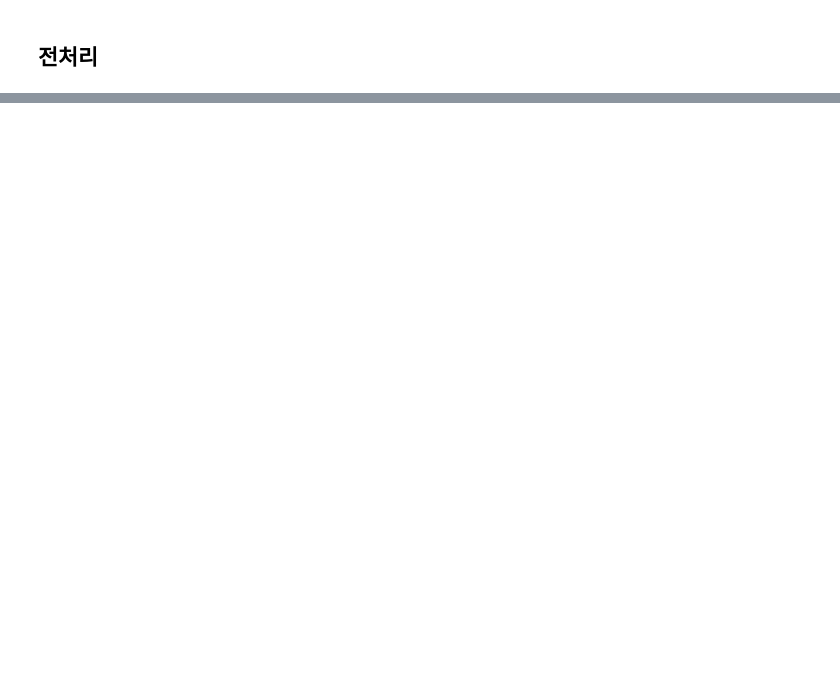
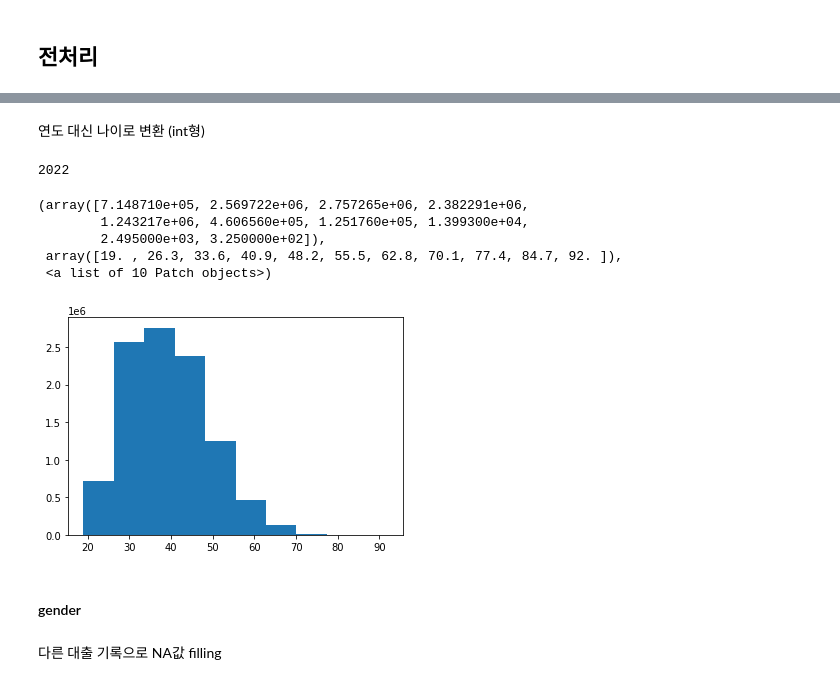
Before and after one commit to YoonJiHwan98/BigContest_Project, a Jupyter notebook: bigcon_baseline.ipynb, the cells around one changed output, grey strips where cells are left out. Saved outputs shown, nothing was run; the diff lists cells and outputs as text; code cells hidden in the pictures; blank space fills up the shorter version.

```diff
--- a/bigcon_baseline.ipynb
+++ b/bigcon_baseline.ipynb
@@ -547,0 +702,3 @@ plt.show()
+# %%
+merge_train = fill_from_others(merge_train, 'birth_year', 'user_id')
+merge_target = fill_from_others(merge_target, 'birth_year', 'user_id')
@@ -547,0 +707,3 @@ plt.show()
+# %%
+merge_train['birth_year'] = merge_train['birth_year'].fillna(merge_train['birth_year'].median())
+merge_target['birth_year'] = merge_target['birth_year'].fillna(merge_target['birth_year'].median())
@@ -547,0 +730,21 @@ plt.show()
+# %% [markdown]
+연도 대신 나이로 변환 (int형)
+# %%
+from datetime import datetime
+
+now = datetime.now()
+print(now.year)
+# %% [output]
+2022
+# %%
+merge_train['age'] = now.year - merge_train['birth_year']
+merge_train.drop('birth_year', axis=1, inplace=True)
+# %%
+plt.hist(merge_train['age'])
+# %% [output]
+(array([7.148710e+05, 2.569722e+06, 2.757265e+06, 2.382291e+06,
+        1.243217e+06, 4.606560e+05, 1.251760e+05, 1.399300e+04,
+        2.495000e+03, 3.250000e+02]),
+ array([19. , 26.3, 33.6, 40.9, 48.2, 55.5, 62.8, 70.1, 77.4, 84.7, 92. ]),
+ <a list of 10 Patch objects>)
+[figure, added]
@@ -547,0 +754,4 @@ plt.show()
+# %% [markdown]
+#### gender
+# %% [markdown]
+다른 대출 기록으로 NA값 filling
```
Also changed, not shown: parts of 127 cells of this notebook, 1 other file.
